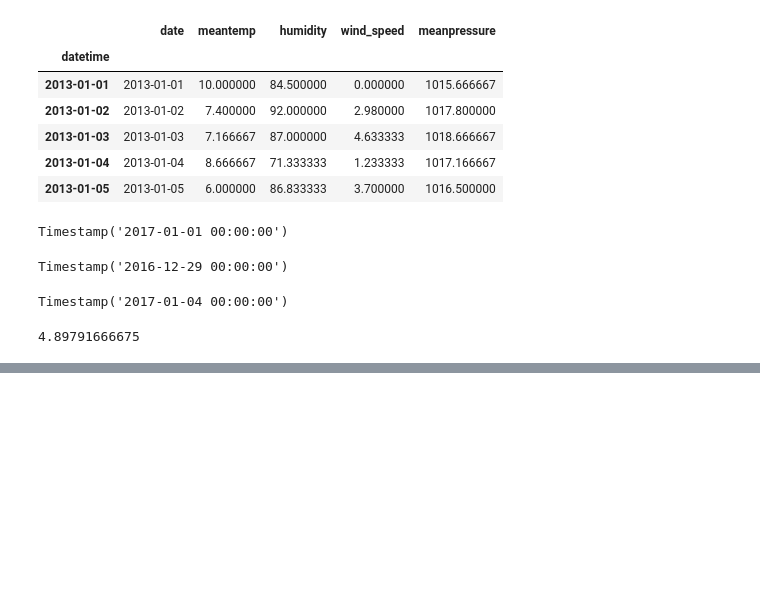
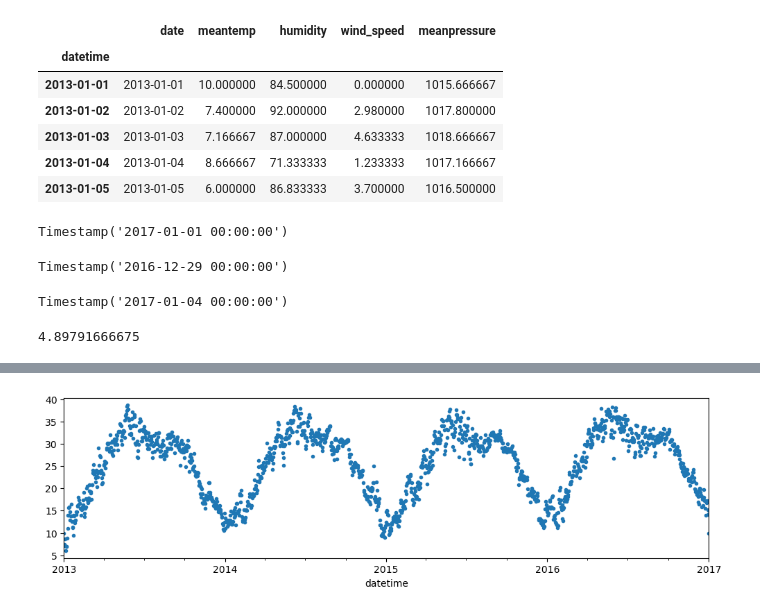
Before and after one commit to EhLeeOod/time-series, a Jupyter notebook: PRACTICE.ipynb, the cells around one changed output, grey strips where cells are left out. Drawn from its saved outputs; the diff is of its cells as text; code cells hidden in the pictures; blank space fills up the shorter version.

```diff
--- a/PRACTICE.ipynb
+++ b/PRACTICE.ipynb
@@ -205,0 +270,5 @@ mean_windspeed
+# %%
+# create plot with markers instead of lines
+ax = ts.plot(style='.');
+# %% [output]
+[figure, added]
```
Also changed, not shown: parts of 10 cells of this notebook.
